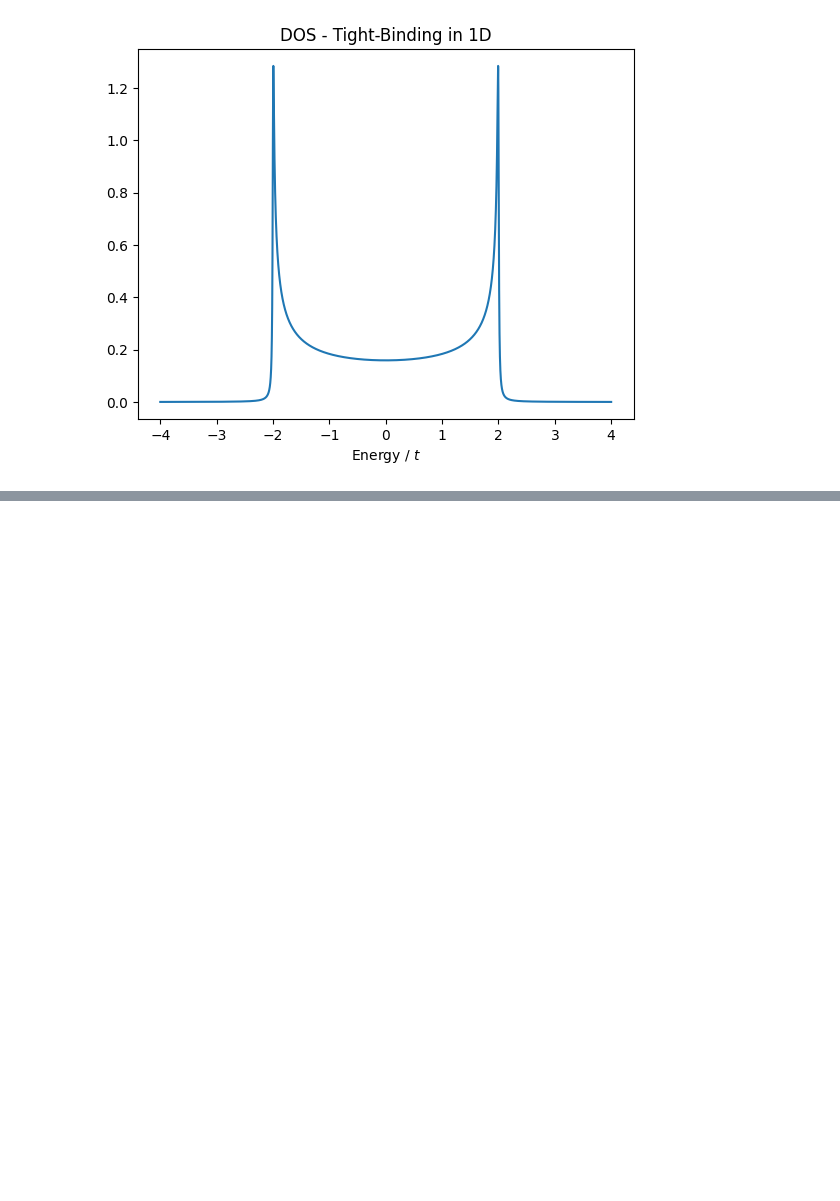
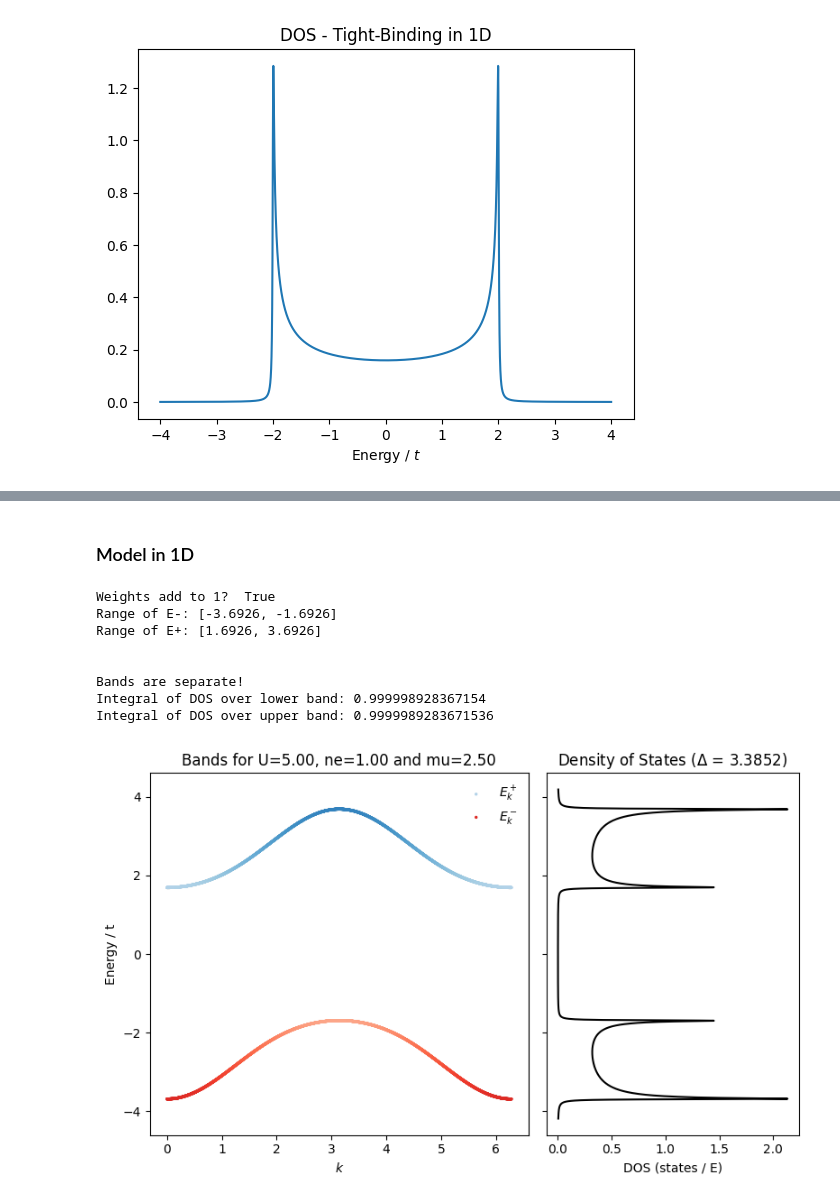
Before and after one commit to guilhermebaos/QUARMEN-Lessons, a Jupyter notebook: Master-Thesis/01-Hubbard-Model.ipynb, the cells around one changed output, grey strips where cells are left out. Cells and saved outputs as stored; diff of their text form; code cells hidden in the pictures; blank space fills up the shorter version.

```diff
--- a/Master-Thesis/01-Hubbard-Model.ipynb
+++ b/Master-Thesis/01-Hubbard-Model.ipynb
@@ -221,0 +230,19 @@ Integral of DOS over upper band: 0.9999999465236786
+# %% [markdown]
+### Model in 1D
+# %%
+# Example
+N = 4000
+U = 5
+ne = 1
+
+visualize_hubbard(epsilon, N, U, ne, points=4000, gam=0.01, n=1, text=True)
+# %% [output]
+Weights add to 1?  True
+Range of E-: [-3.6926, -1.6926]
+Range of E+: [1.6926, 3.6926]
+
+
+Bands are separate!
+Integral of DOS over lower band: 0.999998928367154
+Integral of DOS over upper band: 0.9999989283671536
+[figure, added]
```
Also changed, not shown: parts of 8 cells of this notebook, 2 other files.
